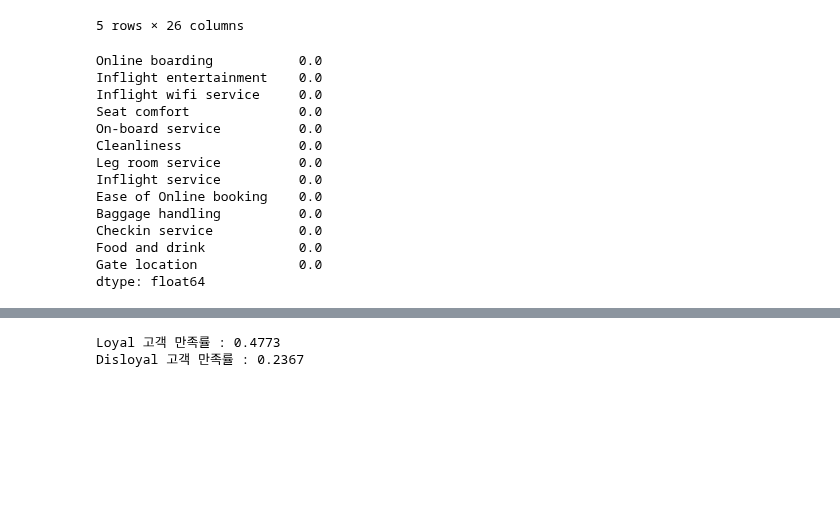
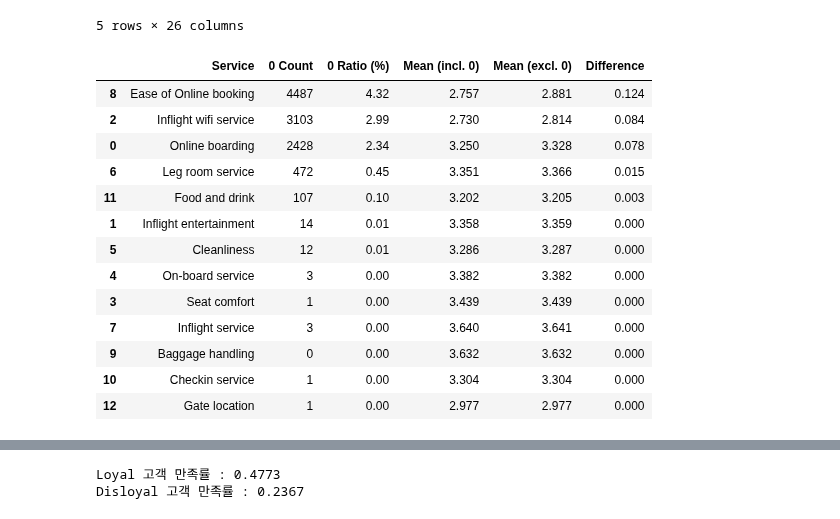
Before and after one commit to MJU-SDA7-2025/Airline-Passenger-Satisfaction, a Jupyter notebook: Loyal_Customer_Analysis/CustomerType.ipynb, the cells around one changed output, grey strips where cells are left out. Saved outputs shown, nothing was run; the diff lists cells and outputs as text; code cells hidden in the pictures; blank space fills up the shorter version.

```diff
--- a/Loyal_Customer_Analysis/CustomerType.ipynb
+++ b/Loyal_Customer_Analysis/CustomerType.ipynb
@@ -29,29 +29,48 @@ df.head()
 # %%
 # 4. 서비스 관련 컬럼 목록
 service_columns = [
     'Online boarding', 'Inflight entertainment', 'Inflight wifi service',
     'Seat comfort', 'On-board service', 'Cleanliness', 'Leg room service',
     'Inflight service', 'Ease of Online booking', 'Baggage handling',
     'Checkin service', 'Food and drink', 'Gate location'
 ]
 
-# 5. 0점은 '이용하지 않음'이므로 NaN으로 처리
-df[service_columns] = df[service_columns].replace(0, np.nan)
+zero_stats = []
 
-# 0 비율 확인해보고 싶으면:
-(df[service_columns] == 0).mean()
+for col in service_columns:
+    total = len(df)
+    zero_count = (df[col] == 0).sum()
+    zero_ratio = zero_count / total * 100
+
+    # 0 포함 평균
+    mean_including_zero = df[col].mean()
+
+    # 0 제외 평균
+    mean_excluding_zero = df.loc[df[col] != 0, col].mean()
+
+    zero_stats.append({
+        "Service": col,
+        "0 Count": zero_count,
+        "0 Ratio (%)": round(zero_ratio, 2),
+        "Mean (incl. 0)": round(mean_including_zero, 3),
+        "Mean (excl. 0)": round(mean_excluding_zero, 3),
+        "Difference": round(mean_excluding_zero - mean_including_zero, 3)
+    })
+
+zero_df = pd.DataFrame(zero_stats)
+zero_df.sort_values("0 Ratio (%)", ascending=False)
 # %% [output]
-Online boarding           0.0
-Inflight entertainment    0.0
-Inflight wifi service     0.0
-Seat comfort              0.0
-On-board service          0.0
-Cleanliness               0.0
-Leg room service          0.0
-Inflight service          0.0
-Ease of Online booking    0.0
-Baggage handling          0.0
-Checkin service           0.0
-Food and drink            0.0
-Gate location             0.0
-dtype: float64
+|  | Service | 0 Count | 0 Ratio (%) | Mean (incl. 0) | Mean (excl. 0) | Difference |
+| 8 | Ease of Online booking | 4487 | 4.32 | 2.757 | 2.881 | 0.124 |
+| 2 | Inflight wifi service | 3103 | 2.99 | 2.730 | 2.814 | 0.084 |
+| 0 | Online boarding | 2428 | 2.34 | 3.250 | 3.328 | 0.078 |
+| 6 | Leg room service | 472 | 0.45 | 3.351 | 3.366 | 0.015 |
+| 11 | Food and drink | 107 | 0.10 | 3.202 | 3.205 | 0.003 |
+| 1 | Inflight entertainment | 14 | 0.01 | 3.358 | 3.359 | 0.000 |
+| 5 | Cleanliness | 12 | 0.01 | 3.286 | 3.287 | 0.000 |
+| 4 | On-board service | 3 | 0.00 | 3.382 | 3.382 | 0.000 |
+| 3 | Seat comfort | 1 | 0.00 | 3.439 | 3.439 | 0.000 |
+| 7 | Inflight service | 3 | 0.00 | 3.640 | 3.641 | 0.000 |
+| 9 | Baggage handling | 0 | 0.00 | 3.632 | 3.632 | 0.000 |
+| 10 | Checkin service | 1 | 0.00 | 3.304 | 3.304 | 0.000 |
+| 12 | Gate location | 1 | 0.00 | 2.977 | 2.977 | 0.000 |
```
Also changed, not shown: parts of 7 cells of this notebook, 2 other files.
